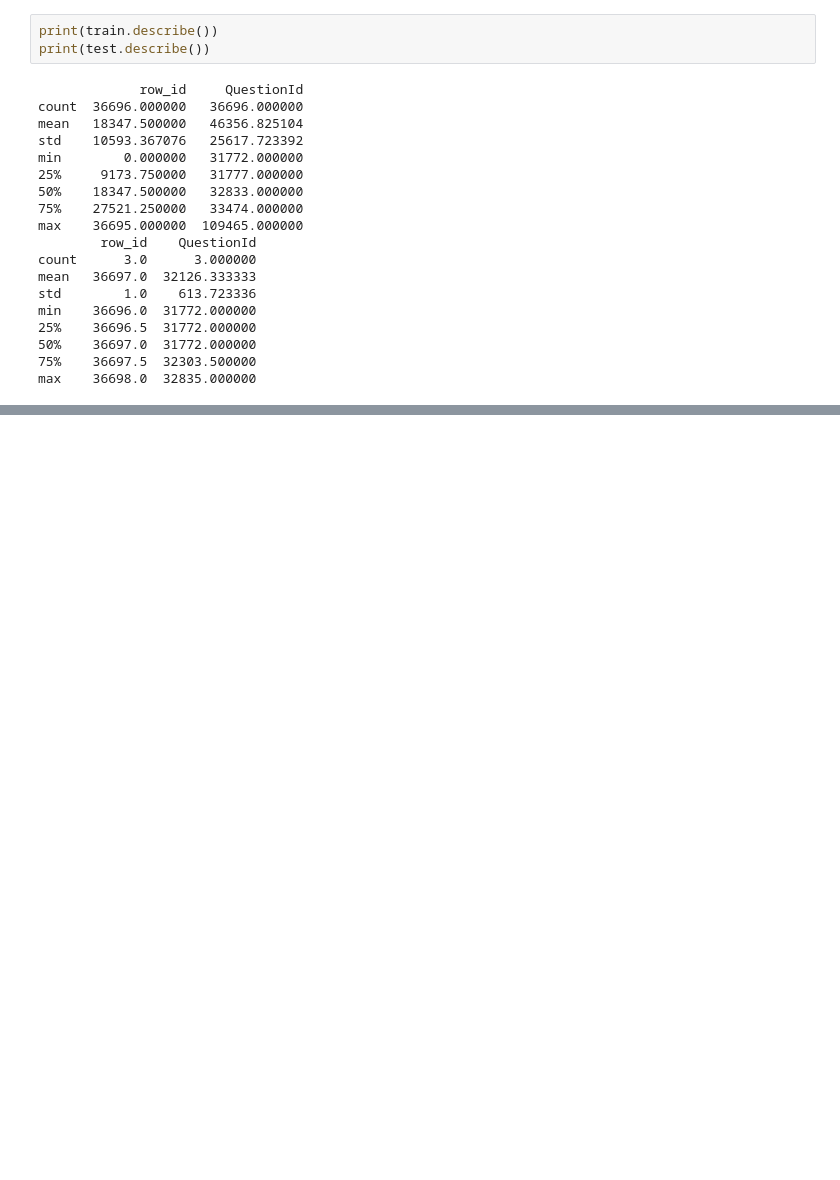
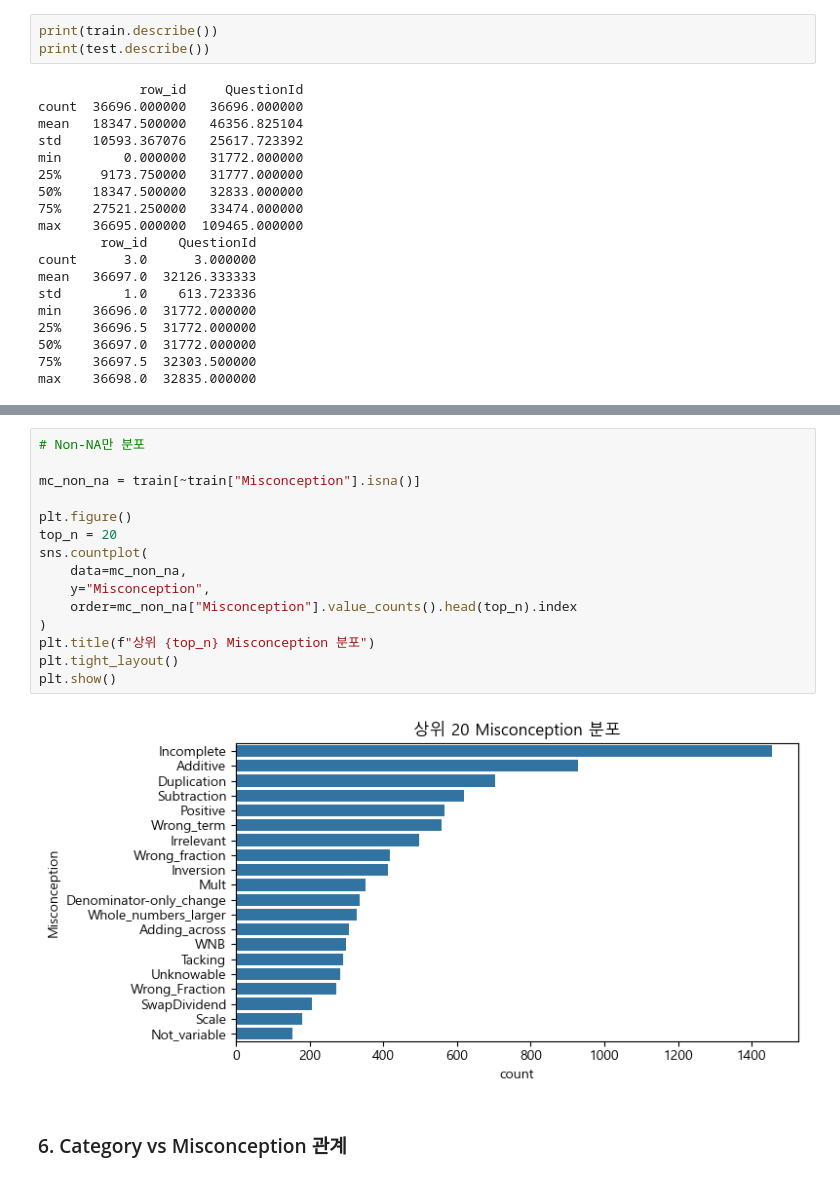
Before and after one commit to hyunjiiiiiiii/25-2_NLP, a Jupyter notebook: notebooks/01_eda.ipynb, the cells around one changed output, grey strips where cells are left out. Saved outputs shown, nothing was run; the diff lists cells and outputs as text; blank space fills up the shorter version.

```diff
--- a/notebooks/01_eda.ipynb
+++ b/notebooks/01_eda.ipynb
@@ -92,0 +249,19 @@ max    36698.0  32835.000000
+# %%
+# Non-NA만 분포
+
+mc_non_na = train[~train["Misconception"].isna()]
+
+plt.figure()
+top_n = 20
+sns.countplot(
+    data=mc_non_na,
+    y="Misconception",
+    order=mc_non_na["Misconception"].value_counts().head(top_n).index
+)
+plt.title(f"상위 {top_n} Misconception 분포")
+plt.tight_layout()
+plt.show()
+# %% [output]
+[figure, added]
+# %% [markdown]
+### 6. Category vs Misconception 관계
```
Also changed, not shown: parts of 25 cells of this notebook.
